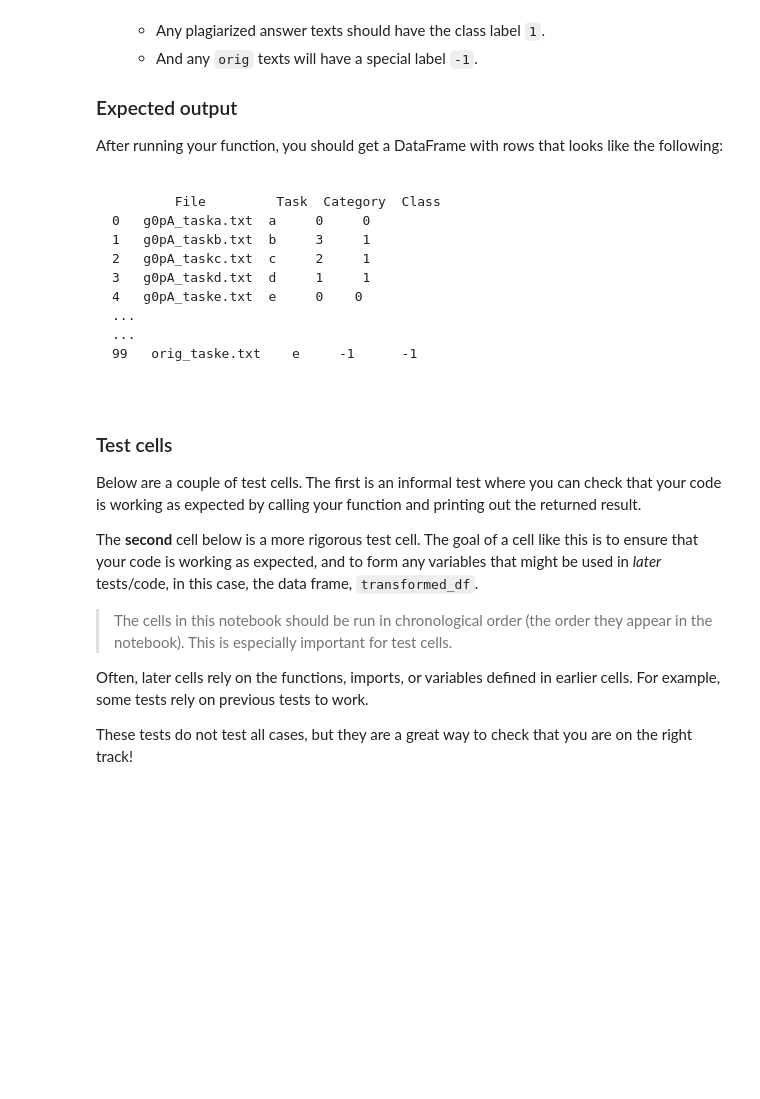
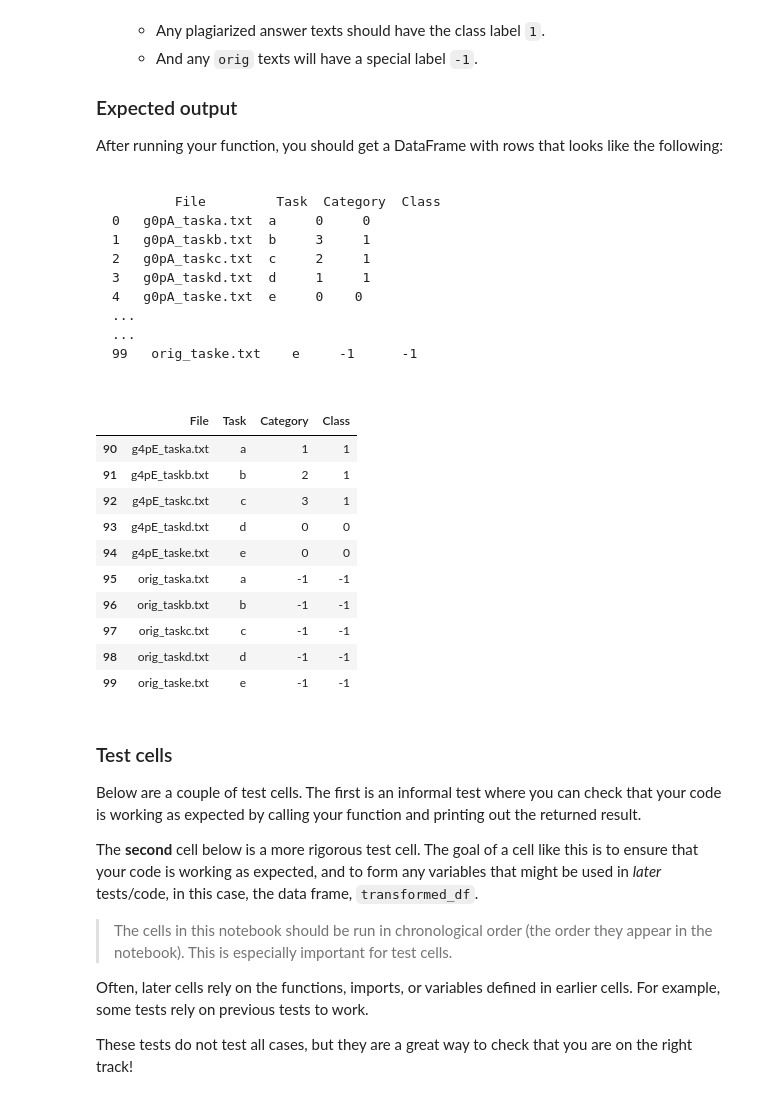
Before and after one commit to justinbellucci/ML-Sagemaker-Studies, a Jupyter notebook: Project_Plagiarism_Detection/2_Plagiarism_Feature_Engineering.ipynb, the cells around one changed output. Cells and saved outputs as stored; diff of their text form; code cells hidden in the pictures; blank space fills up the shorter version.

````diff
--- a/Project_Plagiarism_Detection/2_Plagiarism_Feature_Engineering.ipynb
+++ b/Project_Plagiarism_Detection/2_Plagiarism_Feature_Engineering.ipynb
@@ -109,6 +128,28 @@ After running your function, you should get a DataFrame with rows that looks lik
 99   orig_taske.txt    e     -1      -1
 
 ```
+# %%
+test_df = plagiarism_df.copy()
+test_df = test_df.replace({'Category':{'non':0,
+                                       'heavy':1,
+                                       'light':2,
+                                       'cut':3,
+                                       'orig':-1}})
+test_df['Class'] = np.where(test_df['Category'] > 0, 1, test_df['Category'])
+
+test_df.tail(10)
+# %% [output]
+|  | File | Task | Category | Class |
+| 90 | g4pE_taska.txt | a | 1 | 1 |
+| 91 | g4pE_taskb.txt | b | 2 | 1 |
+| 92 | g4pE_taskc.txt | c | 3 | 1 |
+| 93 | g4pE_taskd.txt | d | 0 | 0 |
+| 94 | g4pE_taske.txt | e | 0 | 0 |
+| 95 | orig_taska.txt | a | -1 | -1 |
+| 96 | orig_taskb.txt | b | -1 | -1 |
+| 97 | orig_taskc.txt | c | -1 | -1 |
+| 98 | orig_taskd.txt | d | -1 | -1 |
+| 99 | orig_taske.txt | e | -1 | -1 |
 # %%
 # Read in a csv file and return a transformed dataframe
 def numerical_dataframe(csv_file='data/file_information.csv'):
````
Also changed, not shown: parts of 5 cells of this notebook.
